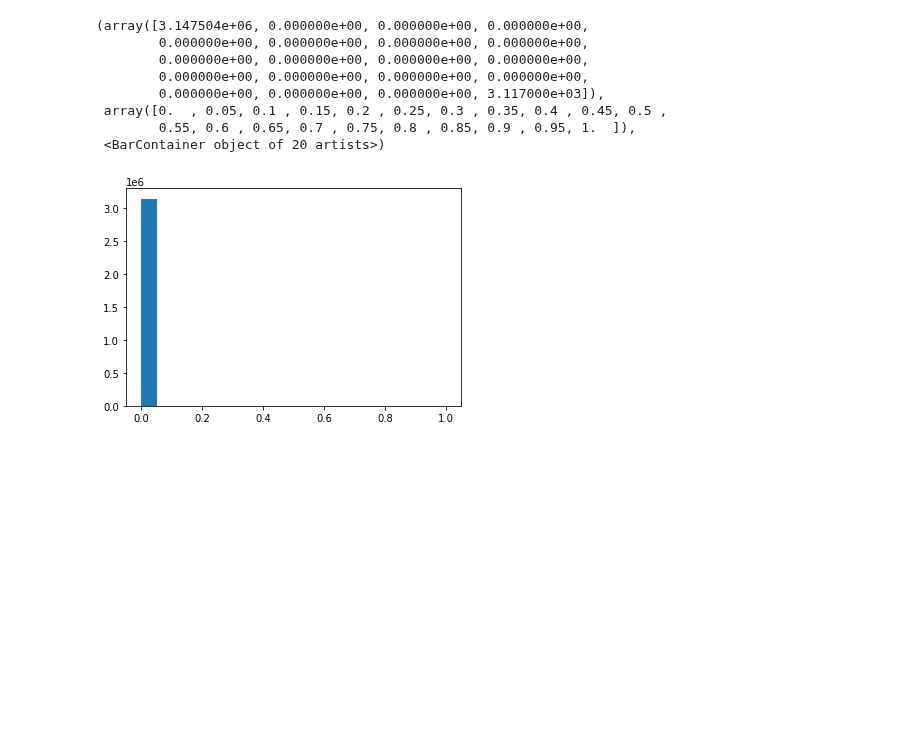
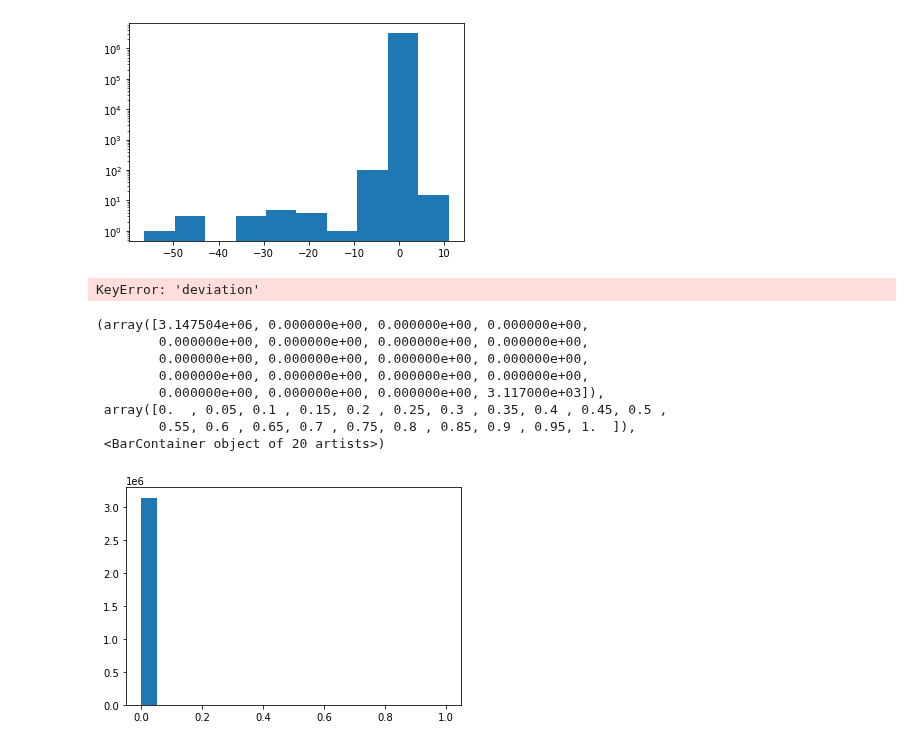
Before and after one commit to jdasam/virtuosoNet, a Jupyter notebook: data_eda.ipynb, the cells around one changed output. Saved outputs shown, nothing was run; the diff lists cells and outputs as text; code cells hidden in the pictures; blank space fills up the shorter version.

```diff
--- a/data_eda.ipynb
+++ b/data_eda.ipynb
@@ -10,4 +26,6 @@ pair_set = dft.PairDataset(dataset)
 # %%
 squeezed_values = pair_set.get_squeezed_features(dft.VNET_INPUT_KEYS)
+# %%
+squeezed_output_values = pair_set.get_squeezed_features(dft.VNET_OUTPUT_KEYS)
 # %%
 np.asarray(squeezed_values['notation']).shape
@@ -13,0 +34,2 @@ np.asarray(squeezed_values['notation']).shape
+# %%
+onset_dev_array = np.asarray(squeezed_output_values['onset_deviation'])
@@ -14,5 +52,12 @@ np.asarray(squeezed_values['notation']).shape
+# %%
+plt.hist(onset_dev_array)
+plt.yscale('log', nonposy='clip')
+# %% [output]
+[figure, added]
 # %%
-squeezed_values['notation'][0]
+squeezed_values['deviation'][0]
+# %% [output]
+KeyError: 'deviation'
 # %%
 plt.hist(np.asarray(squeezed_values['notation'])[:,0], 20)
 # %%
```
Also changed, not shown: parts of 7 cells of this notebook, 2 other files.
